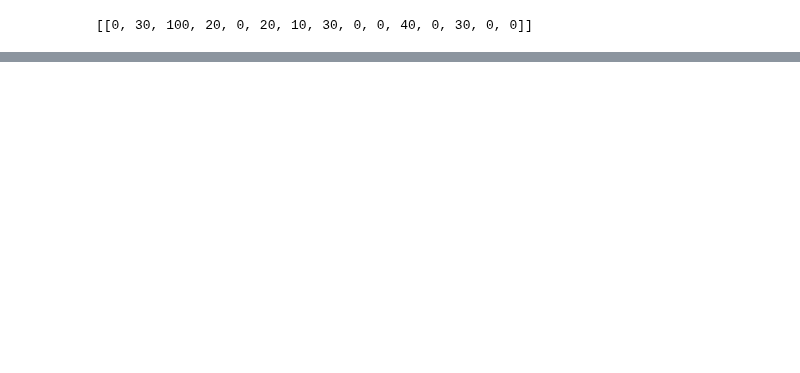
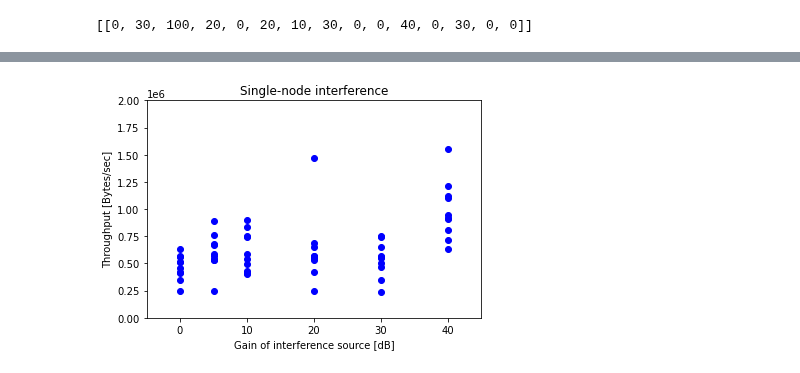
Before and after one commit to k00ziex/MastersThesis_FANETs_Fall_2022, a Jupyter notebook: Data_processing/Data_Visualization.ipynb, the cells around one changed output, grey strips where cells are left out. Saved outputs shown, nothing was run; the diff lists cells and outputs as text; code cells hidden in the pictures; blank space fills up the shorter version.

```diff
--- a/Data_processing/Data_Visualization.ipynb
+++ b/Data_processing/Data_Visualization.ipynb
@@ -65,7 +65,7 @@ def scatter_plot_iperf_bitrate(path, y_label, x_label, x_axis_values, title, lim
         iperf_sender_results_list.append(iperf_sender_bitrate)
         iperf_receiver_results_list.append(iperf_receiver_bitrate)
 
-    iperf_sender_results_list[6].append(0.0)
+    #iperf_sender_results_list[6].append(0.0)
     x_axis = x_axis_values
 
     y_axis = []
@@ -805,0 +848,26 @@ for filename, filename_interference, title in zip(filenames, filenames_interfere
+# %%
+distance_interference_file_iperf = "../Mesh Configuration/Interference_1/Dongle/iperf_results_"
+distance_interference_iperf_files = ["../Mesh Configuration/No Interference/Dongle/iperf_results.txt",
+                        distance_interference_file_iperf + "5G.txt",
+                        distance_interference_file_iperf + "10G.txt",
+                        distance_interference_file_iperf + "20G.txt",
+                        distance_interference_file_iperf + "30G.txt",
+                        distance_interference_file_iperf + "40G.txt",
+                        ]
+
+y_label = "Throughput [Bytes/sec]"
+x_label = "Gain of interference source [dB]"
+title = "Single-node interference"
+x_axis = [  0, 0, 0, 0, 0, 0, 0, 0, 0, 0,
+            5, 5, 5, 5, 5, 5, 5, 5, 5, 5,
+            10, 10, 10, 10, 10, 10, 10, 10, 10, 10,
+            20, 20, 20, 20, 20, 20, 20, 20, 20, 20,
+            30, 30, 30, 30, 30, 30, 30, 30, 30, 30,
+            40, 40, 40, 40, 40, 40, 40, 40, 40, 40]
+
+limits = [(-5, 45), (0, 2000000)]
+
+
+scatter_plot_iperf_bitrate(distance_interference_iperf_files,y_label,x_label,x_axis, title, limits)
+# %% [output]
+[figure, added]
```
Also changed, not shown: parts of 9 cells of this notebook.
